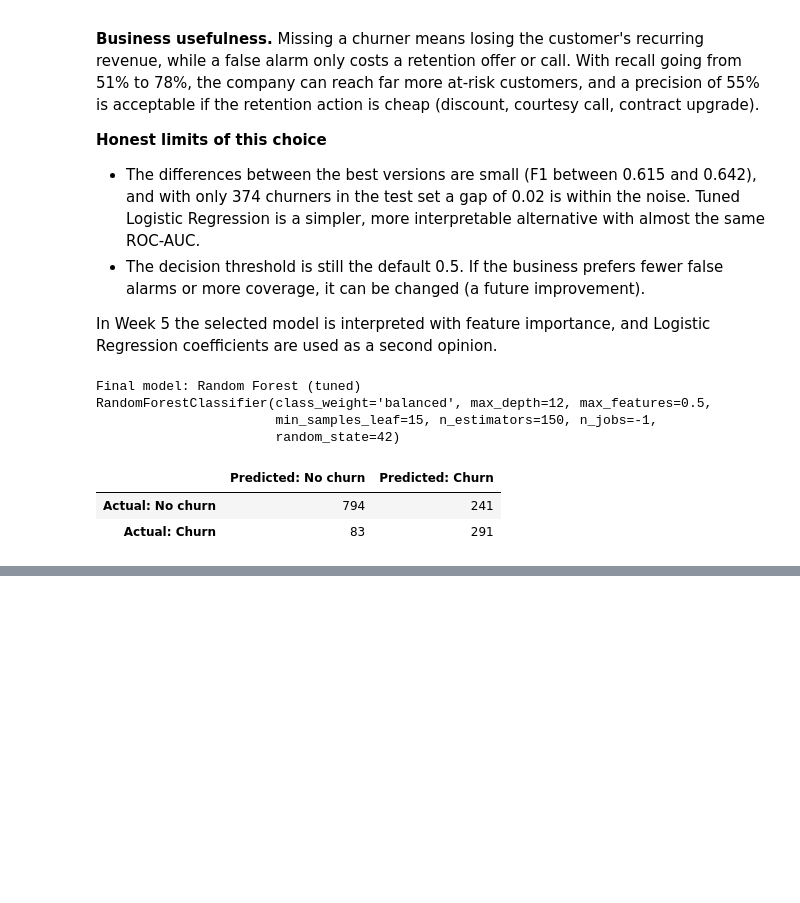
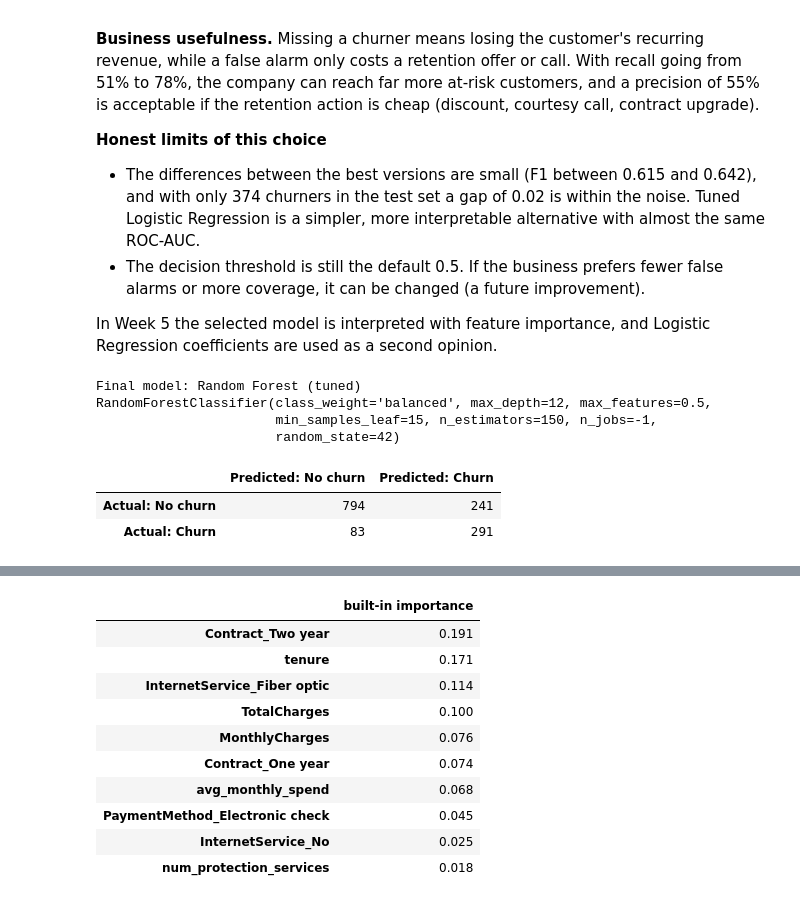
Before and after one commit to Da1vReyes/customer_churn_prediction, a Jupyter notebook: notebooks/customer_churn_analysis.ipynb, the cells around one changed output, grey strips where cells are left out. Drawn from its saved outputs; the diff is of its cells as text; code cells hidden in the pictures; blank space fills up the shorter version.

```diff
--- a/notebooks/customer_churn_analysis.ipynb
+++ b/notebooks/customer_churn_analysis.ipynb
@@ -1105,0 +1172,14 @@ _Next: Week 5, interpretation of the final model, feature importance, error anal
+# %%
+impurity_importance_table(final_model.named_steps["model"], X_test.columns).head(10).round(3).to_frame("built-in importance")
+# %% [output]
+|  | built-in importance |
+| Contract_Two year | 0.191 |
+| tenure | 0.171 |
+| InternetService_Fiber optic | 0.114 |
+| TotalCharges | 0.100 |
+| MonthlyCharges | 0.076 |
+| Contract_One year | 0.074 |
+| avg_monthly_spend | 0.068 |
+| PaymentMethod_Electronic check | 0.045 |
+| InternetService_No | 0.025 |
+| num_protection_services | 0.018 |
```
Also changed, not shown: parts of 16 cells of this notebook.
